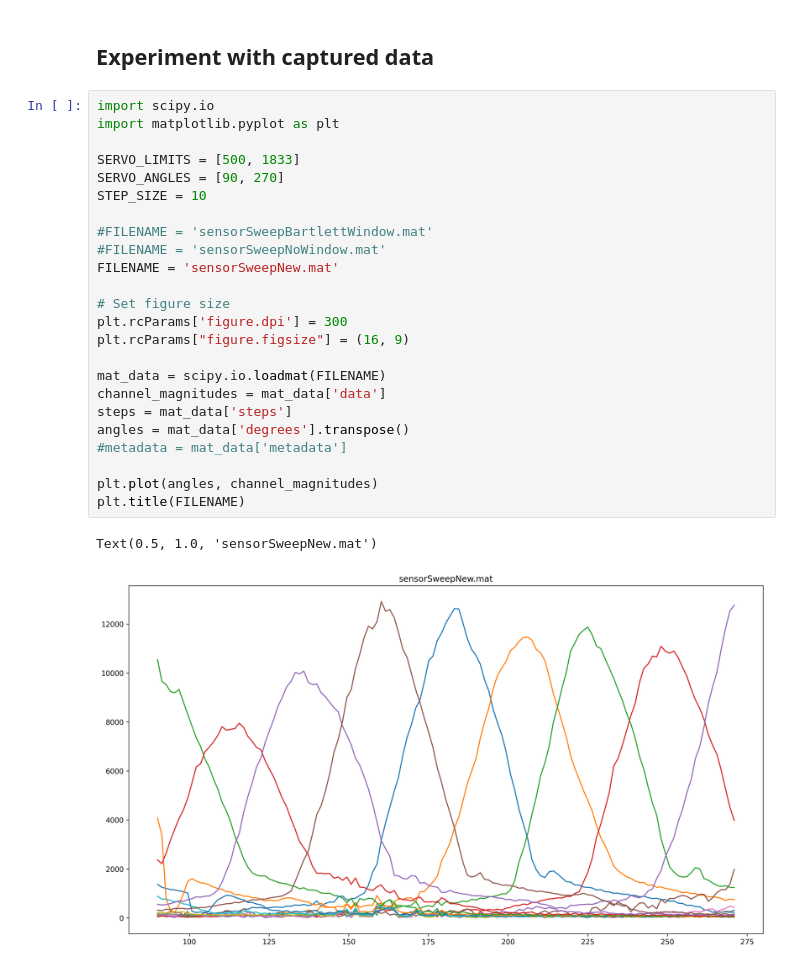
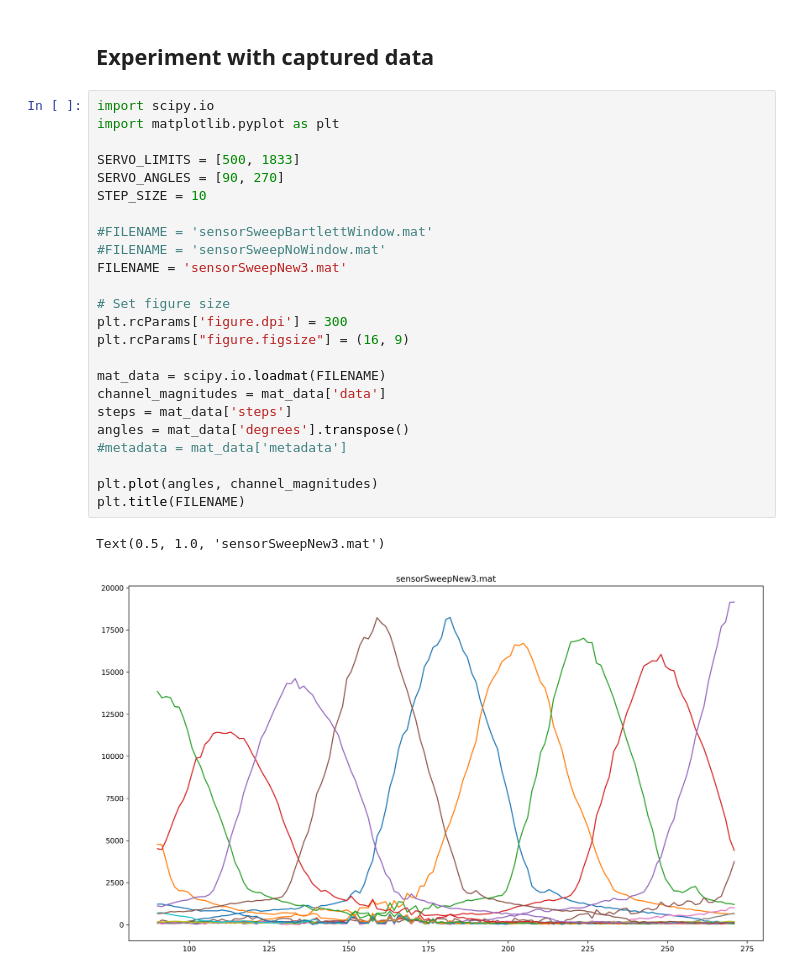
Before and after one commit to Jannled/InfraLoc_Lib, a Jupyter notebook: test.ipynb, the cells around one changed output. Saved outputs shown, nothing was run; the diff lists cells and outputs as text.

Commit message:
Update Graphic

```diff
--- a/test.ipynb
+++ b/test.ipynb
@@ -88,30 +88,30 @@ def fftfreq(n, d=1.0):
 # %%
 import scipy.io
 import matplotlib.pyplot as plt
 
 SERVO_LIMITS = [500, 1833]
 SERVO_ANGLES = [90, 270]
 STEP_SIZE = 10
 
 #FILENAME = 'sensorSweepBartlettWindow.mat'
 #FILENAME = 'sensorSweepNoWindow.mat'
-FILENAME = 'sensorSweepNew.mat'
+FILENAME = 'sensorSweepNew3.mat'
 
 # Set figure size
 plt.rcParams['figure.dpi'] = 300
 plt.rcParams["figure.figsize"] = (16, 9)
 
 mat_data = scipy.io.loadmat(FILENAME)
 channel_magnitudes = mat_data['data']
 steps = mat_data['steps']
 angles = mat_data['degrees'].transpose()
 #metadata = mat_data['metadata']
 
 plt.plot(angles, channel_magnitudes)
 plt.title(FILENAME)
 # %% [output]
-Text(0.5, 1.0, 'sensorSweepNew.mat')
+Text(0.5, 1.0, 'sensorSweepNew3.mat')
-[figure, old version]
+[figure, new version]
 # %%
 from math import isnan
 
```
Also changed, not shown: parts of 1 cell of this notebook, 2 other files.
